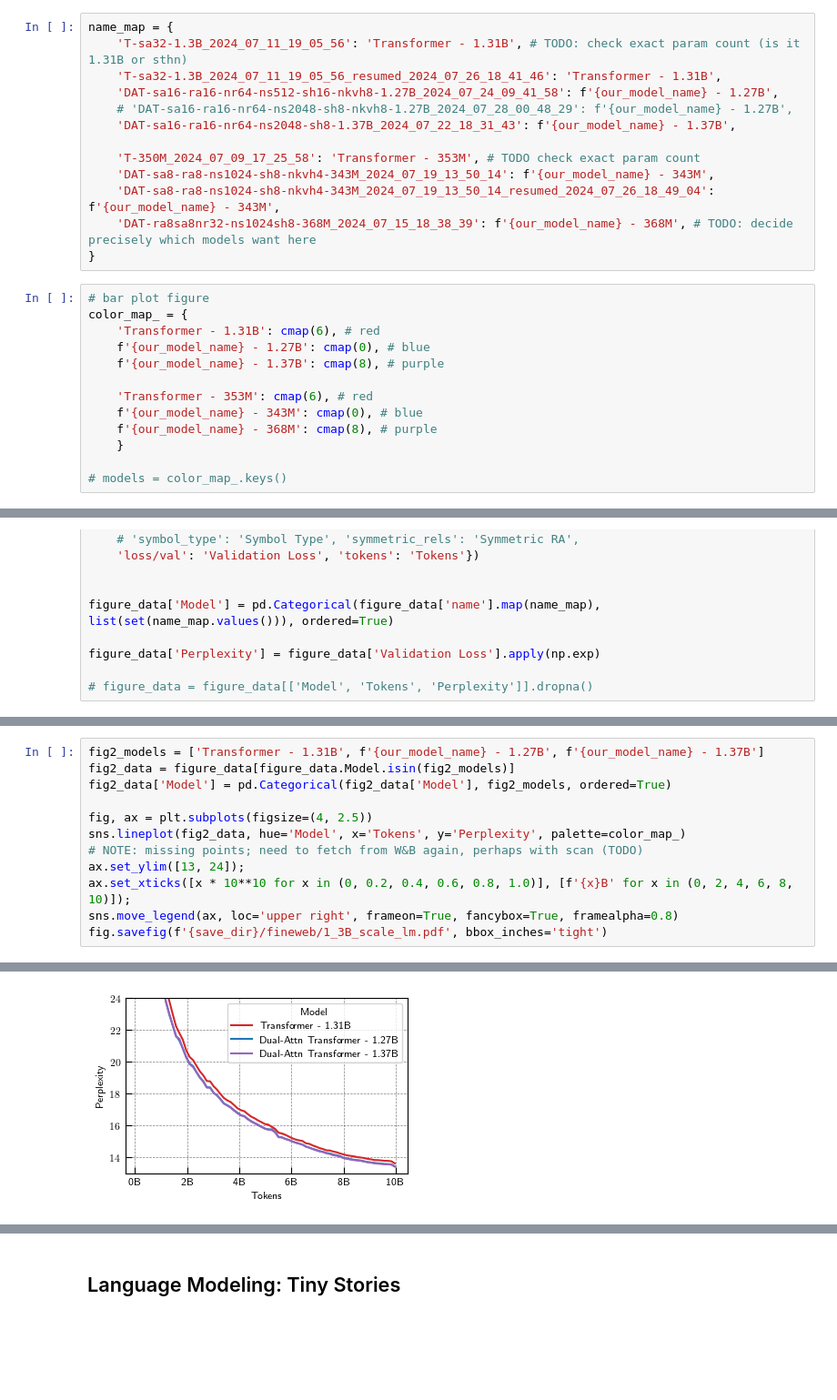
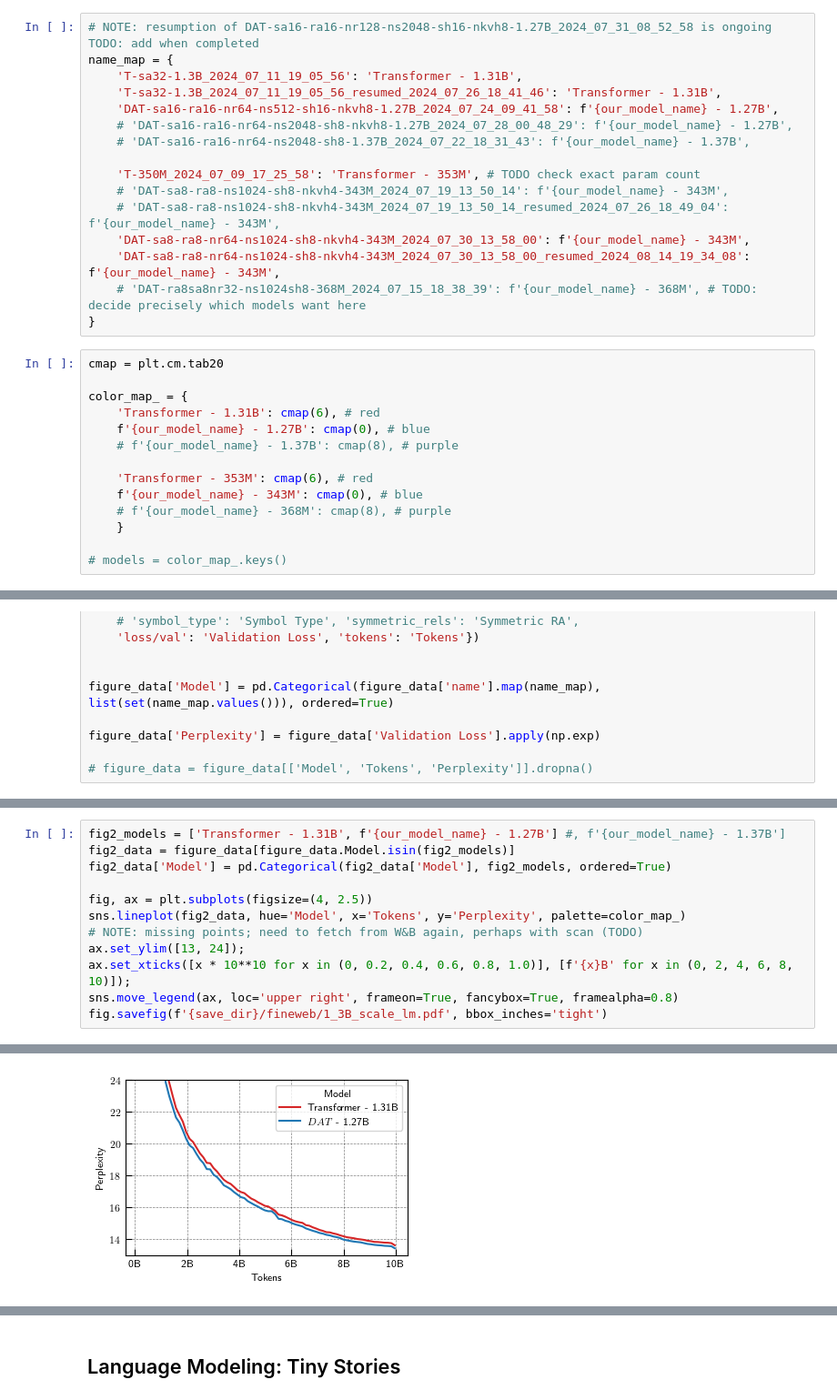
Before and after one commit to Awni00/abstract_transformer, a Jupyter notebook: figure_generation/figure_generation.ipynb, the cells around one changed output, grey strips where cells are left out. Shown at 91% size. Saved outputs shown, nothing was run; the diff lists cells and outputs as text; blank space fills up the shorter version.

Commit message:
updated figure generation

```diff
--- a/figure_generation/figure_generation.ipynb
+++ b/figure_generation/figure_generation.ipynb
@@ -999,27 +1004,31 @@ figure_data.head()
 5 rows × 678 columns
 # %%
+# NOTE: resumption of DAT-sa16-ra16-nr128-ns2048-sh16-nkvh8-1.27B_2024_07_31_08_52_58 is ongoing TODO: add when completed
 name_map = {
-    'T-sa32-1.3B_2024_07_11_19_05_56': 'Transformer - 1.31B', # TODO: check exact param count (is it 1.31B or sthn)
+    'T-sa32-1.3B_2024_07_11_19_05_56': 'Transformer - 1.31B',
     'T-sa32-1.3B_2024_07_11_19_05_56_resumed_2024_07_26_18_41_46': 'Transformer - 1.31B',
     'DAT-sa16-ra16-nr64-ns512-sh16-nkvh8-1.27B_2024_07_24_09_41_58': f'{our_model_name} - 1.27B',
     # 'DAT-sa16-ra16-nr64-ns2048-sh8-nkvh8-1.27B_2024_07_28_00_48_29': f'{our_model_name} - 1.27B',
-    'DAT-sa16-ra16-nr64-ns2048-sh8-1.37B_2024_07_22_18_31_43': f'{our_model_name} - 1.37B',
+    # 'DAT-sa16-ra16-nr64-ns2048-sh8-1.37B_2024_07_22_18_31_43': f'{our_model_name} - 1.37B',
 
     'T-350M_2024_07_09_17_25_58': 'Transformer - 353M', # TODO check exact param count
-    'DAT-sa8-ra8-ns1024-sh8-nkvh4-343M_2024_07_19_13_50_14': f'{our_model_name} - 343M',
-    'DAT-sa8-ra8-ns1024-sh8-nkvh4-343M_2024_07_19_13_50_14_resumed_2024_07_26_18_49_04': f'{our_model_name} - 343M',
-    'DAT-ra8sa8nr32-ns1024sh8-368M_2024_07_15_18_38_39': f'{our_model_name} - 368M', # TODO: decide precisely which models want here
+    # 'DAT-sa8-ra8-ns1024-sh8-nkvh4-343M_2024_07_19_13_50_14': f'{our_model_name} - 343M',
+    # 'DAT-sa8-ra8-ns1024-sh8-nkvh4-343M_2024_07_19_13_50_14_resumed_2024_07_26_18_49_04': f'{our_model_name} - 343M',
+    'DAT-sa8-ra8-nr64-ns1024-sh8-nkvh4-343M_2024_07_30_13_58_00': f'{our_model_name} - 343M',
+    'DAT-sa8-ra8-nr64-ns1024-sh8-nkvh4-343M_2024_07_30_13_58_00_resumed_2024_08_14_19_34_08': f'{our_model_name} - 343M',
+    # 'DAT-ra8sa8nr32-ns1024sh8-368M_2024_07_15_18_38_39': f'{our_model_name} - 368M', # TODO: decide precisely which models want here
 }
 # %%
-# bar plot figure
+cmap = plt.cm.tab20
+
 color_map_ = {
     'Transformer - 1.31B': cmap(6), # red
     f'{our_model_name} - 1.27B': cmap(0), # blue
-    f'{our_model_name} - 1.37B': cmap(8), # purple
+    # f'{our_model_name} - 1.37B': cmap(8), # purple
 
     'Transformer - 353M': cmap(6), # red
     f'{our_model_name} - 343M': cmap(0), # blue
-    f'{our_model_name} - 368M': cmap(8), # purple
+    # f'{our_model_name} - 368M': cmap(8), # purple
     }
 
 # models = color_map_.keys()
@@ -1080,19 +1087,19 @@ See the caveats in the documentation: https://pandas.pydata.org/pandas-docs/stab
 # %%
-fig2_models = ['Transformer - 1.31B', f'{our_model_name} - 1.27B', f'{our_model_name} - 1.37B']
+fig2_models = ['Transformer - 1.31B', f'{our_model_name} - 1.27B'] #, f'{our_model_name} - 1.37B']
 fig2_data = figure_data[figure_data.Model.isin(fig2_models)]
 fig2_data['Model'] = pd.Categorical(fig2_data['Model'], fig2_models, ordered=True)
 
 fig, ax = plt.subplots(figsize=(4, 2.5))
 sns.lineplot(fig2_data, hue='Model', x='Tokens', y='Perplexity', palette=color_map_)
 # NOTE: missing points; need to fetch from W&B again, perhaps with scan (TODO)
 ax.set_ylim([13, 24]);
 ax.set_xticks([x * 10**10 for x in (0, 0.2, 0.4, 0.6, 0.8, 1.0)], [f'{x}B' for x in (0, 2, 4, 6, 8, 10)]);
 sns.move_legend(ax, loc='upper right', frameon=True, fancybox=True, framealpha=0.8)
 fig.savefig(f'{save_dir}/fineweb/1_3B_scale_lm.pdf', bbox_inches='tight')
 # %% [output]
 A value is trying to be set on a copy of a slice from a DataFrame.
 Try using .loc[row_indexer,col_indexer] = value instead
 
 See the caveats in the documentation: https://pandas.pydata.org/pandas-docs/stable/user_guide/indexing.html#returning-a-view-versus-a-copy
   fig2_data['Model'] = pd.Categorical(fig2_data['Model'], fig2_models, ordered=True)
-[figure, old version]
+[figure, new version]
```
Also changed, not shown: parts of 23 cells of this notebook.
